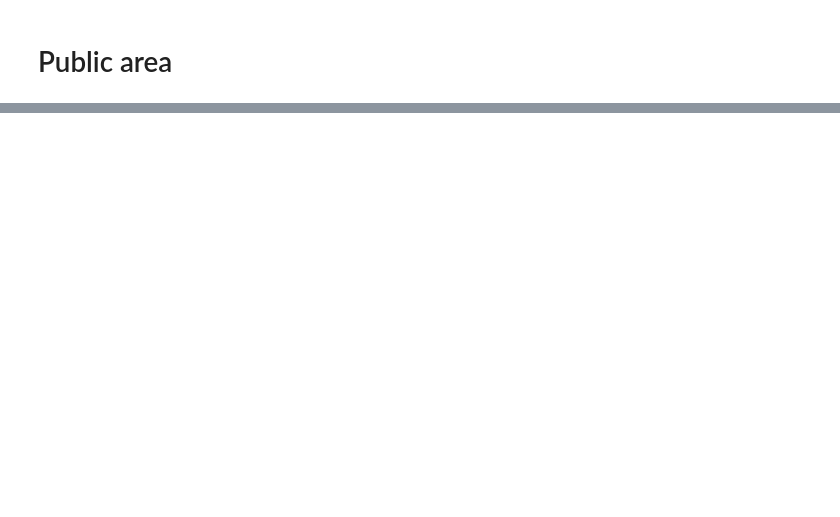
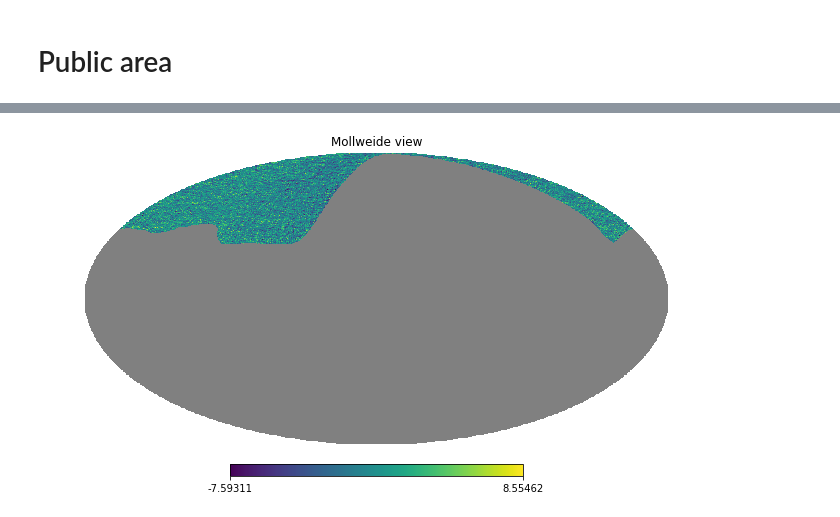
Before and after one commit to yaojian95/Ali_foreground, a Jupyter notebook: codes/SEVEM.ipynb, the cells around one changed output, grey strips where cells are left out. Saved outputs shown, nothing was run; the diff lists cells and outputs as text; code cells hidden in the pictures; blank space fills up the shorter version.

Commit message:
test for SEVEM method

```diff
--- a/codes/SEVEM.ipynb
+++ b/codes/SEVEM.ipynb
@@ -49,0 +43,6 @@ clee_clean = utils.bin_l(cmb_cls[1], L, Q); clbb_clean = utils.bin_l(cmb_cls[2],
+# %%
+ali_ma = hp.ud_grade(hp.read_map('/smc/jianyao/Ali_maps/ali_mask_wo_edge.fits'), nside_out = 512)
+def Mask(maps):
+    maps_ma = hp.ma(maps)
+    maps_ma.mask = np.logical_not(ali_ma)
+    return maps_ma
@@ -49,0 +70,2 @@ clee_clean = utils.bin_l(cmb_cls[1], L, Q); clbb_clean = utils.bin_l(cmb_cls[2],
+# %%
+total_map = Mask(np.load('/fnx/jianyao/ancillary_data/total_map/total_map_deconv_unmasked_IQU_000.npy'))
@@ -49,0 +78,19 @@ clee_clean = utils.bin_l(cmb_cls[1], L, Q); clbb_clean = utils.bin_l(cmb_cls[2],
+# %%
+fun_std = lambda x,i,s :np.std(total_map[i,s] - x[0]*da1 - x[1]*da2)
+# %%
+methods = ['Powell', 'Nelder-Mead','CG']
+# CG 1'17''
+# Powell 23.3''
+# Nelder-Mead 46.5''
+cmb_clean = np.zeros((Nf, 3, 12*nside**2))
+
+for i in range(2,3):
+
+    for s in range(1,2): ### Stokes parameter
+
+        da1 = total_map[1,s] - total_map[0,s]
+        da2 = total_map[2,s] - total_map[1,s]
+
+        results = opt.minimize(fun_std, (0, 0), args = (i,s), method = methods[0]) # CG
+
+        cmb_clean[i, s] = total_map[i,s] - results['x'][0]*da1 - results['x'][1]*da2
@@ -49,0 +109,4 @@ clee_clean = utils.bin_l(cmb_cls[1], L, Q); clbb_clean = utils.bin_l(cmb_cls[2],
+# %%
+hp.mollview(Mask(cmb_clean[2, 1]))
+# %% [output]
+[figure, added]
```
Also changed, not shown: parts of 22 cells of this notebook.
